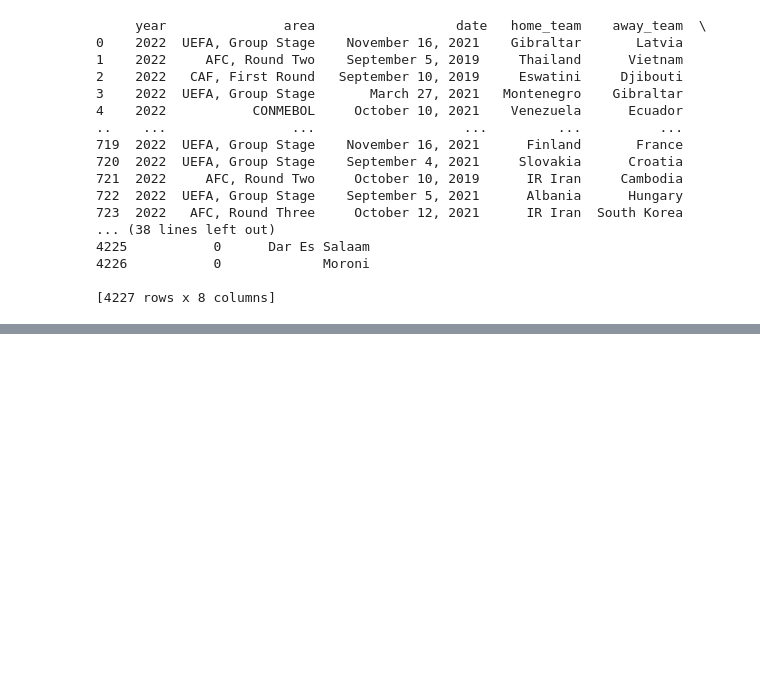
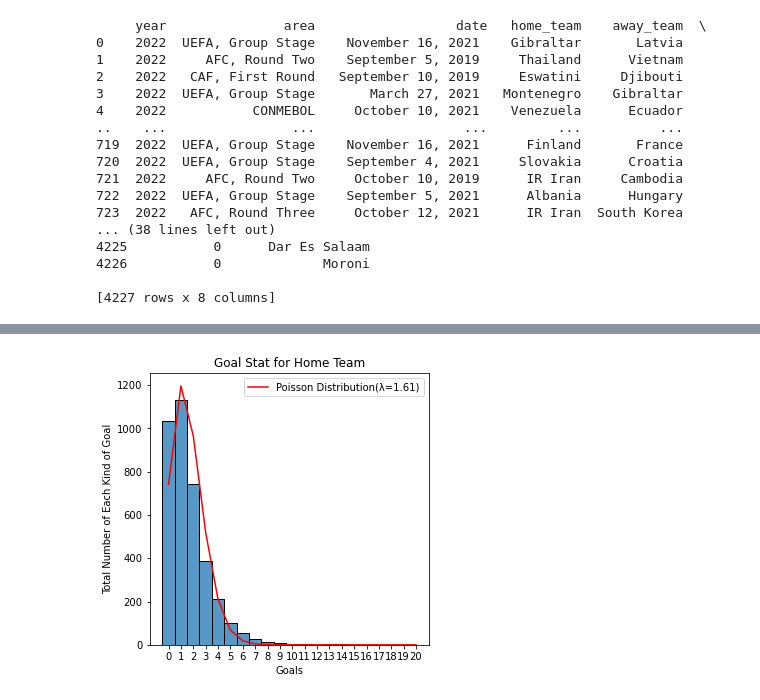
Before and after one commit to bw98/info6105final, a Jupyter notebook: worldcup_qualifications_preprocessing.ipynb, the cells around one changed output, grey strips where cells are left out. Drawn from its saved outputs; the diff is of its cells as text; code cells hidden in the pictures; blank space fills up the shorter version.

Commit message:
graphs of goal

```diff
--- a/worldcup_qualifications_preprocessing.ipynb
+++ b/worldcup_qualifications_preprocessing.ipynb
@@ -41,0 +117,13 @@ print(data_before)
+# %%
+acr_record = parse_arc_data()
+# print(acr_record[0])
+# for record in acr_record:
+#     if len(record) != 10:
+#         print(record)
+
+acr_record_field_name = ['date', 'home_team', 'away_team', 'home_score', 'away_score', 'tournament', 'city', 'country', 'neutral', 'winner']
+
+acr_df = pd.DataFrame(acr_record, columns =acr_record_field_name)
+acr_df['home_score'] = acr_df['home_score'].astype(int)
+acr_df['away_score'] = acr_df['away_score'].astype(int)
+print(acr_df)
@@ -41,0 +170,7 @@ print(data_before)
+# %%
+score_upperbound = 20
+# print(acr_df[acr_df['home_score'].astype(int) > score_upperbound])
+
+acr_df = acr_df.drop(acr_df[acr_df['home_score'] > score_upperbound].index)
+acr_df = acr_df.drop(acr_df[acr_df['away_score'] > score_upperbound].index)
+acr_df.describe()
@@ -41,0 +187,20 @@ print(data_before)
+# %%
+plt.figure(figsize=(5, 5))
+
+x = list(range(0, score_upperbound + 1, 1))
+y = list(acr_df['home_score'])
+
+sns.histplot(data=y, discrete=True)
+plt.xticks(x)
+plt.xticks(np.arange(0, score_upperbound + 1, 1))
+plt.title('Goal Stat for Home Team')
+plt.ylabel('Total Number of Each Kind of Goal')
+plt.xlabel('Goals')
+
+lambda_home = acr_df['home_score'].mean()
+plt.plot(np.arange(score_upperbound + 1), poisson.pmf(np.arange(0, score_upperbound + 1, 1), lambda_home)*acr_df.shape[0], label="Poisson Distribution(λ={:.2f})".format(lambda_home), color="red")
+
+plt.legend()
+plt.show()
+# %% [output]
+[figure, added]
```
Also changed, not shown: parts of 9 cells of this notebook.
